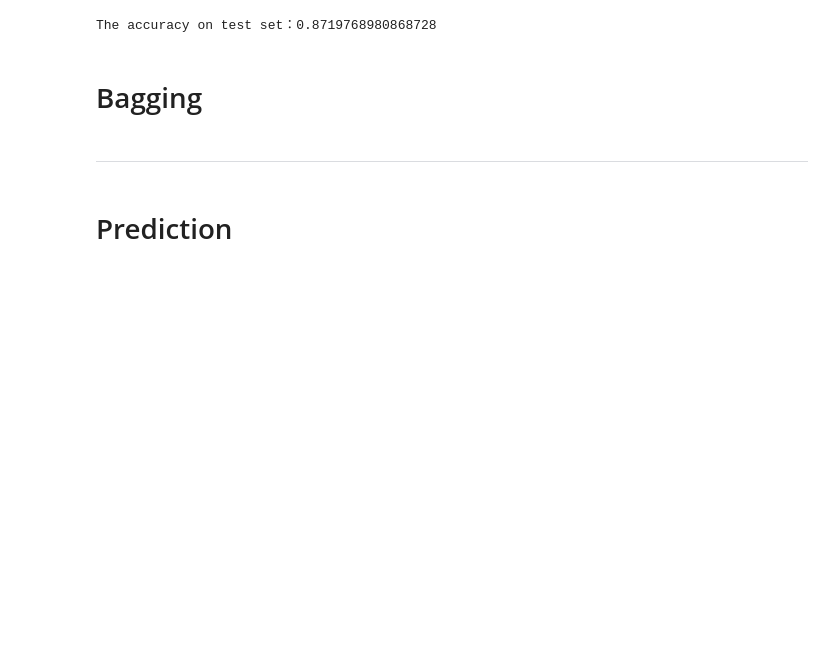
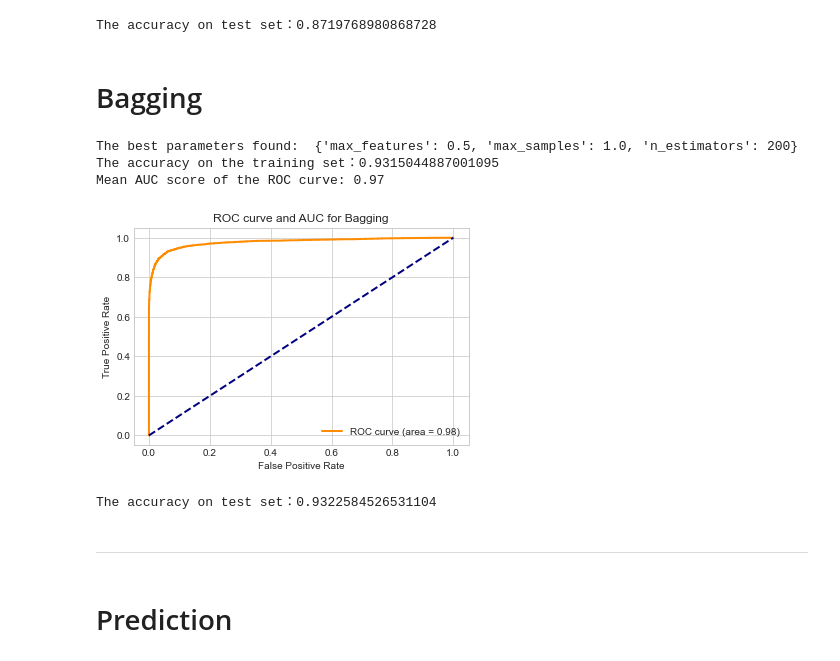
Before and after one commit to Pscmar/DataMining-proj, a Jupyter notebook: Task-1/model.ipynb, the cells around one changed output. Cells and saved outputs as stored; diff of their text form; code cells hidden in the pictures; blank space fills up the shorter version.

Commit message:
add Bagging

```diff
--- a/Task-1/model.ipynb
+++ b/Task-1/model.ipynb
@@ -459,8 +458,6 @@ The accuracy on test set：0.8719768980868728
 # Bagging
 # %%
 # Bagging Classifier
-from sklearn.ensemble import BaggingClassifier
-
 # Set the parameters
 param_grid = {
     'n_estimators': [50, 100, 200, 500],
@@ -470,10 +467,10 @@ param_grid = {
 
 # Use grid search to find the best hyperparameter combination
 grid_search = GridSearchCV(BaggingClassifier(random_state=42), param_grid, scoring='accuracy', cv=5, n_jobs=-1)
-grid_search.fit(X_train_selected, y_train)
+grid_search.fit(X_train, y_train)
 
 # Calculate the auc score under 5-fold cross validation
-auc_scores = cross_val_score(grid_search, X_train_selected, y_train, cv=5, scoring=auc_scorer)
+auc_scores = cross_val_score(grid_search, X_train, y_train, cv=5, scoring=auc_scorer)
 
 # Calculate the mean auc score
 mean_auc = np.mean(auc_scores)
@@ -482,23 +479,31 @@ mean_auc = np.mean(auc_scores)
 print("The best parameters found: ", grid_search.best_params_)
 print(f"The accuracy on the training set：{grid_search.best_score_}")
 print("Mean AUC score of the ROC curve: {:.2f}".format(mean_auc))
+# %% [output]
+The best parameters found:  {'max_features': 0.5, 'max_samples': 1.0, 'n_estimators': 200}
+The accuracy on the training set：0.9315044887001095
+Mean AUC score of the ROC curve: 0.97
 # %%
 # Plot the ROC curve
-fpr, tpr, _ = roc_curve(y_test, grid_search.predict_proba(X_test_selected)[:, 1])
+fpr, tpr, _ = roc_curve(y_test, grid_search.predict_proba(X_test)[:, 1])
 roc_auc = auc(fpr, tpr)
 
 plt.plot(fpr, tpr, color='darkorange', lw=2, label='ROC curve (area = %0.2f)' % roc_auc)
 plt.plot([0, 1], [0, 1], color='navy', lw=2, linestyle='--')
 plt.xlabel('False Positive Rate')
 plt.ylabel('True Positive Rate')
 plt.title('ROC curve and AUC for Bagging')
 plt.legend(loc="lower right")
 plt.show()
+# %% [output]
+[figure, added]
 # %%
 # Evaluate the model on test set
-y_pred = grid_search.predict(X_test_selected)
+y_pred = grid_search.predict(X_test)
 test_accuracy = accuracy_score(y_test, y_pred)
 print(f"The accuracy on test set：{test_accuracy}")
+# %% [output]
+The accuracy on test set：0.9322584526531104
 # %% [markdown]
 ---
 # %% [markdown]
```
Also changed, not shown: parts of 2 cells of this notebook.
